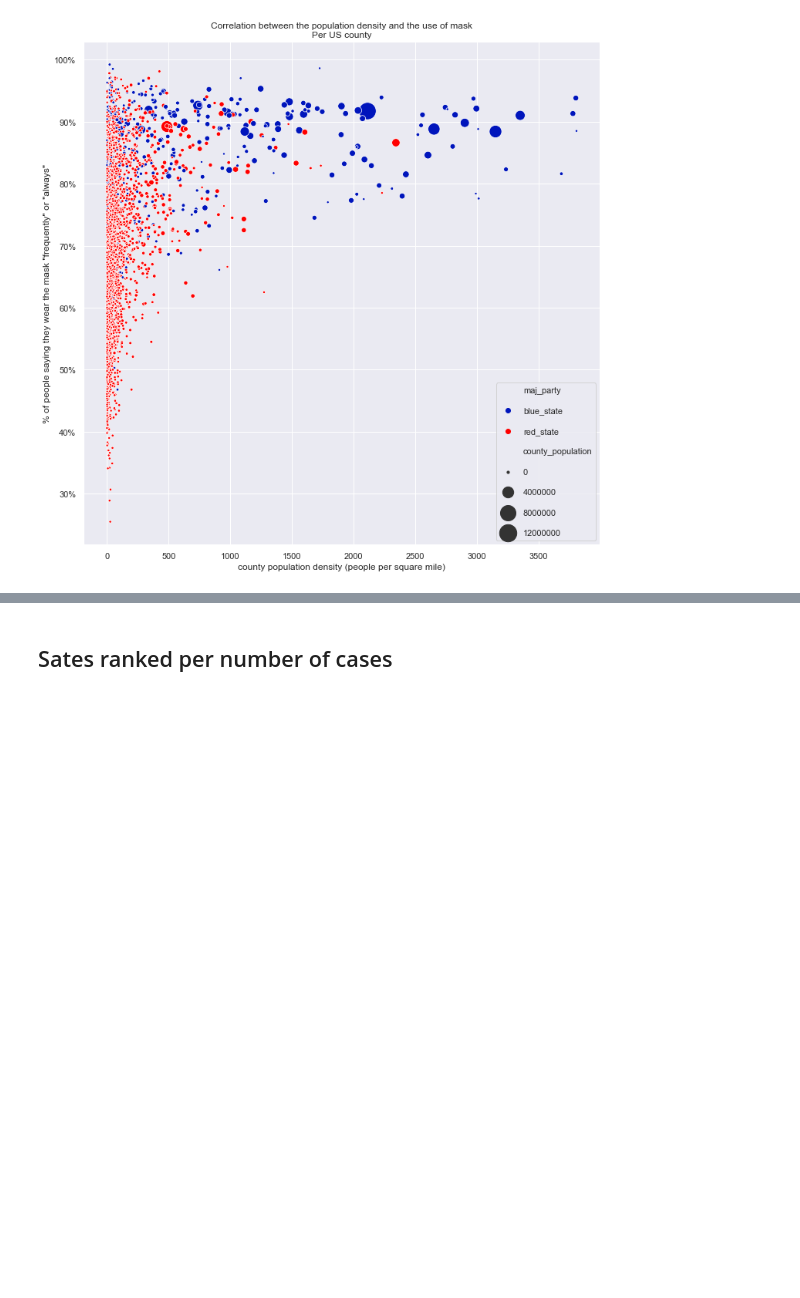
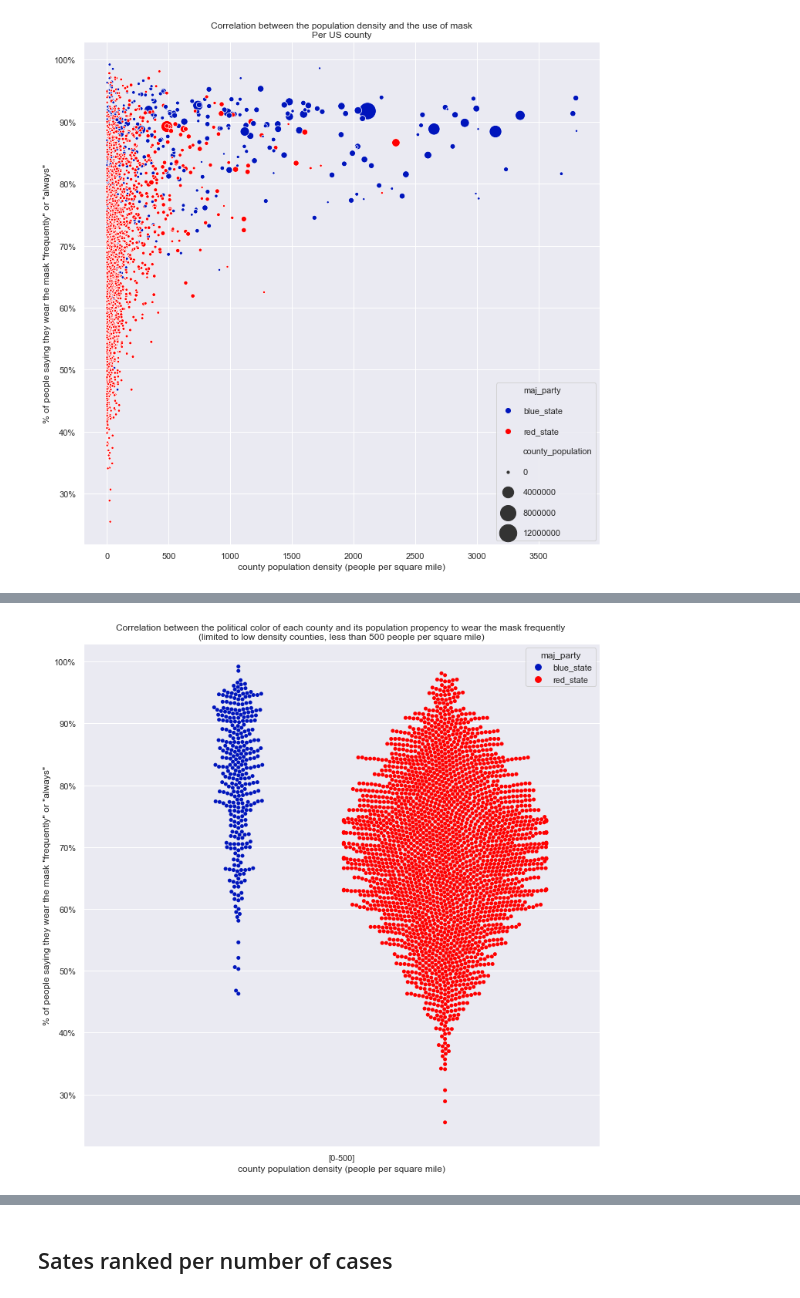
Before and after one commit to mtlberri/covid-19-data, a Jupyter notebook: covid-study.ipynb, the cells around one changed output, grey strips where cells are left out. Drawn from its saved outputs; the diff is of its cells as text; code cells hidden in the pictures; blank space fills up the shorter version.

```diff
--- a/covid-study.ipynb
+++ b/covid-study.ipynb
@@ -588,0 +661,4 @@ ax.get_figure().savefig('output_visuals/' + 'Population-density_Mask-use_Politic
+# %%
+dfm7 = dfm6[dfm6.pop_density_bins == pd.Interval(0, 500, closed='right')]
+# %%
+dfm7.pop_density_bins = '[0-500]'
@@ -588,0 +681,28 @@ ax.get_figure().savefig('output_visuals/' + 'Population-density_Mask-use_Politic
+# %%
+fig, ax = plt.subplots(figsize=(12, 12))
+# sns.boxplot(x='pop_density_bins', y='mask_use',
+# #             size='county_population', sizes=(10, 500),
+#             hue='maj_party',
+#             palette=['#9da2c9', '#ffadad'],
+# #             palette=None,
+#             data=dfm7,
+#             ax=ax)
+sns.swarmplot(x='pop_density_bins', y='mask_use',
+#             size='county_population', sizes=(10, 500),
+            hue='maj_party',
+            palette=['#0015BC', '#FF0000'],
+#             palette='Reds',
+            dodge=True,
+            data=dfm7,
+            ax=ax)
+ax.get_yaxis().set_major_formatter(matplotlib.ticker.PercentFormatter())
+ax.get_xaxis().set_label_text('county population density (people per square mile)')
+ax.get_yaxis().set_label_text('% of people saying they wear the mask "frequently" or "always"')
+# ax.legend(labelspacing=1.5)
+ax.set_title('Correlation between the political color of each county and its '\
+             'population propency to wear'\
+             ' the mask frequently \n(limited to low density counties, less than '\
+             '500 people per square mile)')
+ax.get_figure().savefig('output_visuals/' + 'Mask-use_Political_light-dens-co9unties.png', dpi=300)
+# %% [output]
+[figure, added]
```
Also changed, not shown: parts of 18 cells of this notebook, 1 other file.
